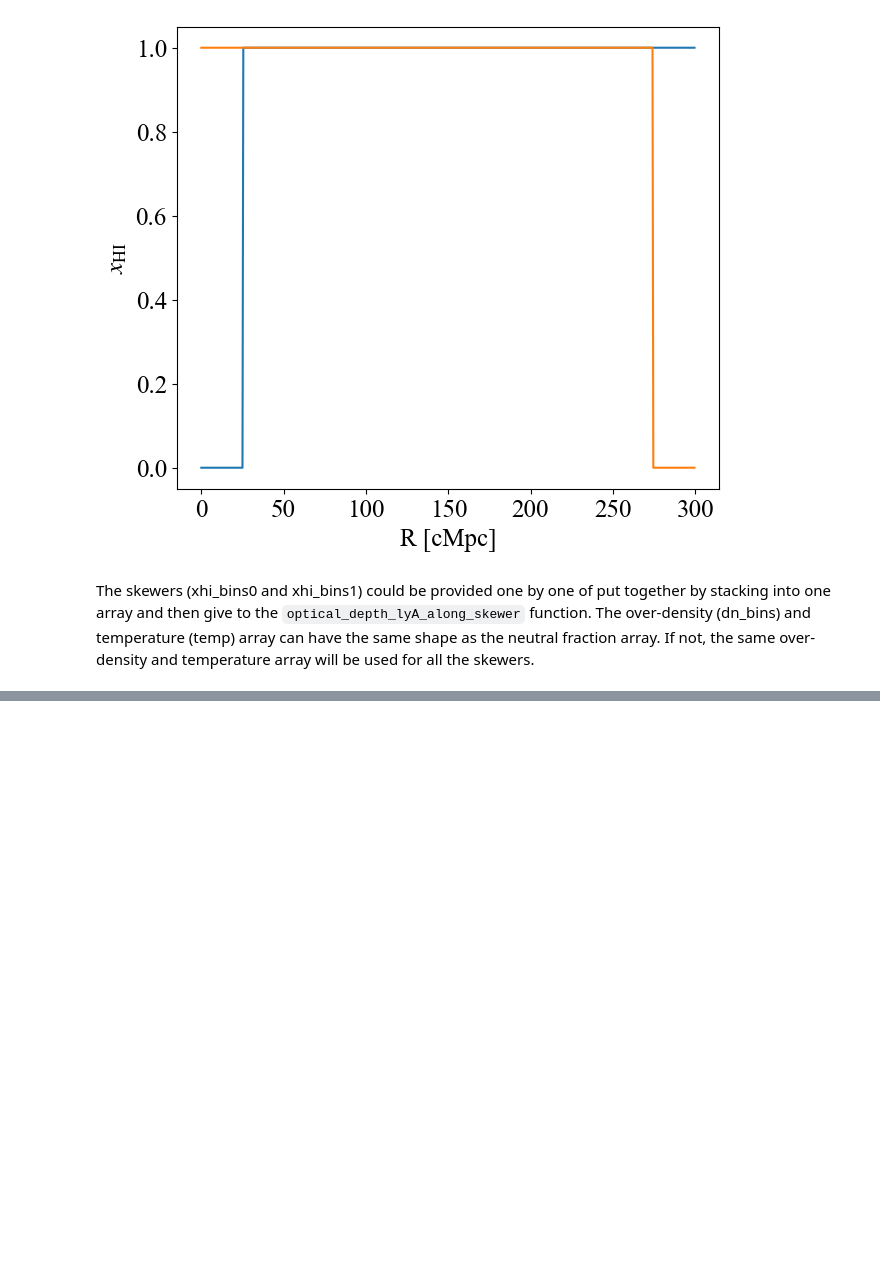
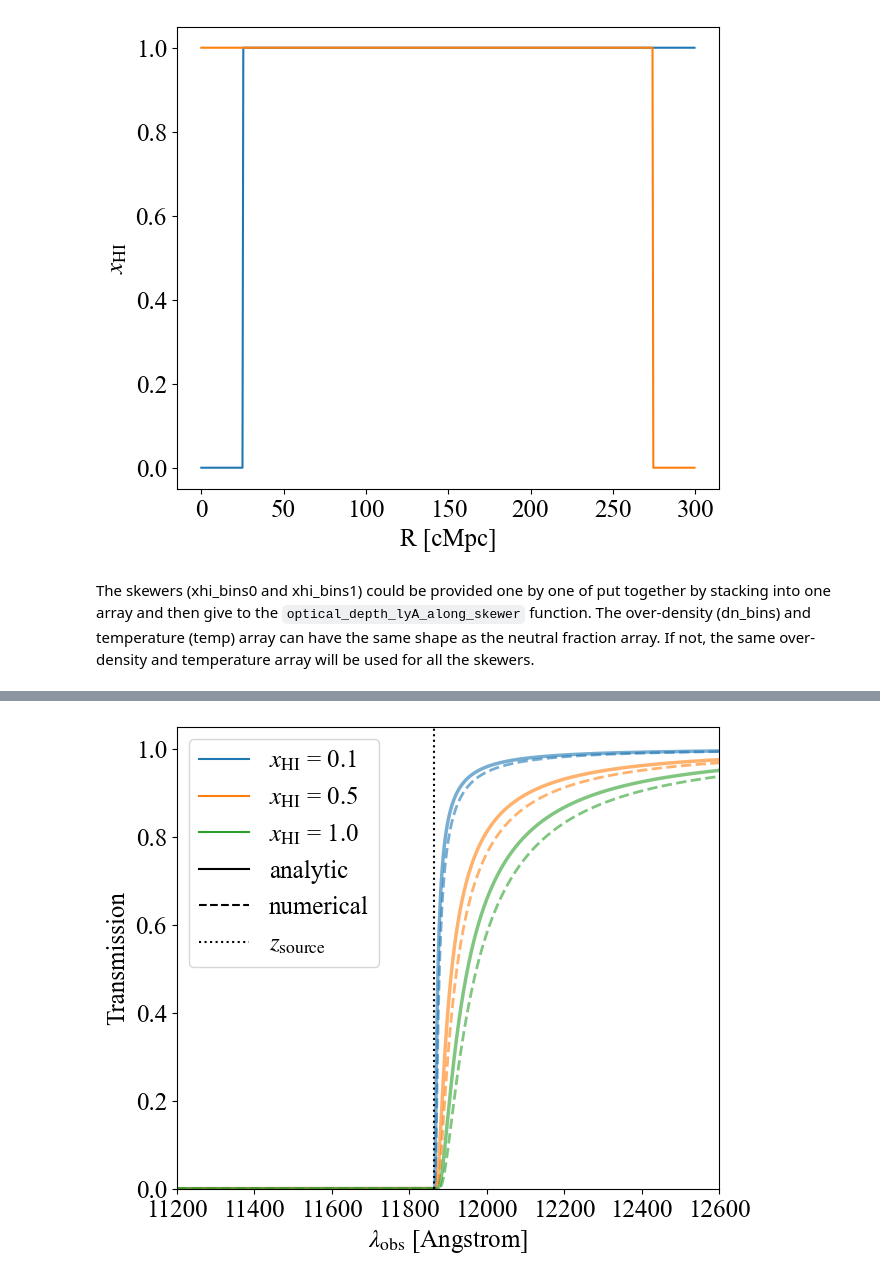
Before and after one commit to sambit-giri/toolslyman, a Jupyter notebook: examples/Lyman_alpha_damping_wing.ipynb, the cells around one changed output, grey strips where cells are left out. Cells and saved outputs as stored; diff of their text form; code cells hidden in the pictures; blank space fills up the shorter version.

```diff
--- a/examples/Lyman_alpha_damping_wing.ipynb
+++ b/examples/Lyman_alpha_damping_wing.ipynb
@@ -67,0 +84,49 @@ plt.show()
+# %%
+from matplotlib.lines import Line2D
+
+lambda_0 = 1215.67
+z_source_HE = 8.76
+z_end_HE = 6.0
+
+lam_grid_HE = np.linspace(11200, 12600, 3000)
+z_obs_HE = lam_grid_HE/lambda_0 - 1
+
+dr_HE = 0.5*u.Mpc
+cosmo_HE = tl.cosmology.cosmo
+r_source_HE = cosmo_HE.comoving_distance(z_source_HE)
+r_end_HE = cosmo_HE.comoving_distance(z_end_HE)
+N_HE = int((r_source_HE - r_end_HE).to('Mpc').value / dr_HE.to('Mpc').value)
+
+fig, ax = plt.subplots(1, 1, figsize=(7,6))
+for xHI_val, c in zip([0.1, 0.5, 1.0], ['C0','C1','C2']):
+    tau_an = tl.tau_igm_analytic(z_obs_HE, z_source_HE, xHI_val, z_end=z_end_HE)
+    ax.plot(lam_grid_HE, np.exp(-tau_an), c=c, alpha=0.6, ls='-', lw=2.5)
+
+    xhi_bins_HE = np.ones(N_HE)*xHI_val
+    dn_bins_HE = np.zeros(N_HE)
+    tau_num, lam_num = tl.optical_depth_lyA_along_skewer(
+        z_source_HE, xhi_bins_HE, dn_bins_HE, dr_HE, temp=1e4*u.K,
+        cosmo=None, damped=True, verbose=False)
+    lam_num = lam_num.to('AA').value
+    idx = np.argsort(lam_num)
+    ax.plot(lam_num[idx], np.exp(-tau_num[idx]), c=c, alpha=0.6, ls='--', lw=2.0)
+
+ax.axvline(lambda_0*(1+z_source_HE), color='k', ls=':')
+
+legend_handles = [
+    Line2D([0], [0], color='C0', ls='-', label=r'$x_\mathrm{HI}$ = 0.1'),
+    Line2D([0], [0], color='C1', ls='-', label=r'$x_\mathrm{HI}$ = 0.5'),
+    Line2D([0], [0], color='C2', ls='-', label=r'$x_\mathrm{HI}$ = 1.0'),
+    Line2D([0], [0], color='k', ls='-', label='analytic'),
+    Line2D([0], [0], color='k', ls='--', label='numerical'),
+    Line2D([0], [0], color='k', ls=':', label=r'$z_\mathrm{source}$'),
+]
+ax.legend(handles=legend_handles)
+
+ax.set_xlabel(r'$\lambda_\mathrm{obs}$ [Angstrom]')
+ax.set_ylabel('Transmission')
+ax.set_xlim(11200, 12600)
+ax.set_ylim(0, 1.05)
+plt.show()
+# %% [output]
+[figure, added]
```
Also changed, not shown: parts of 7 cells of this notebook, 1 other file.
